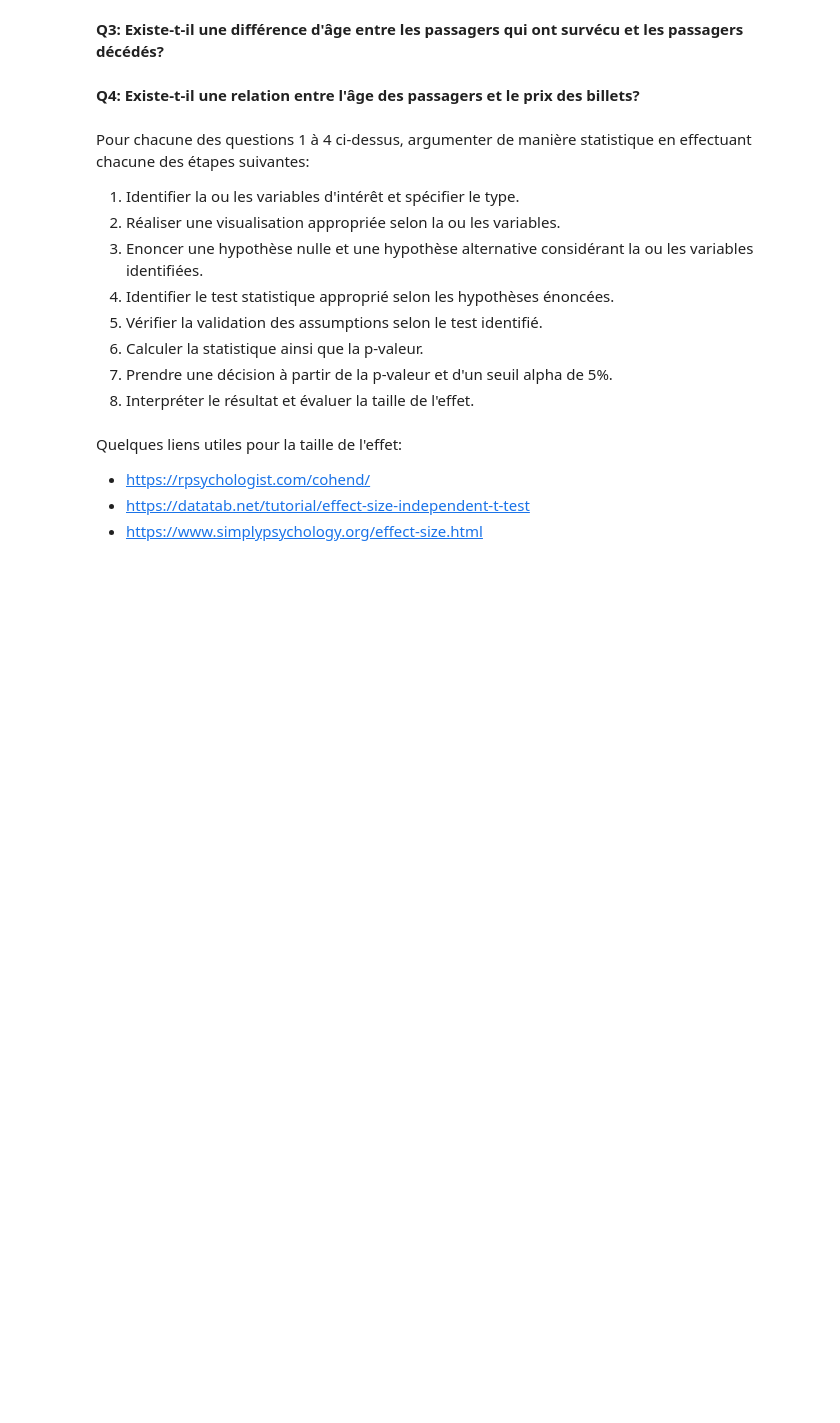
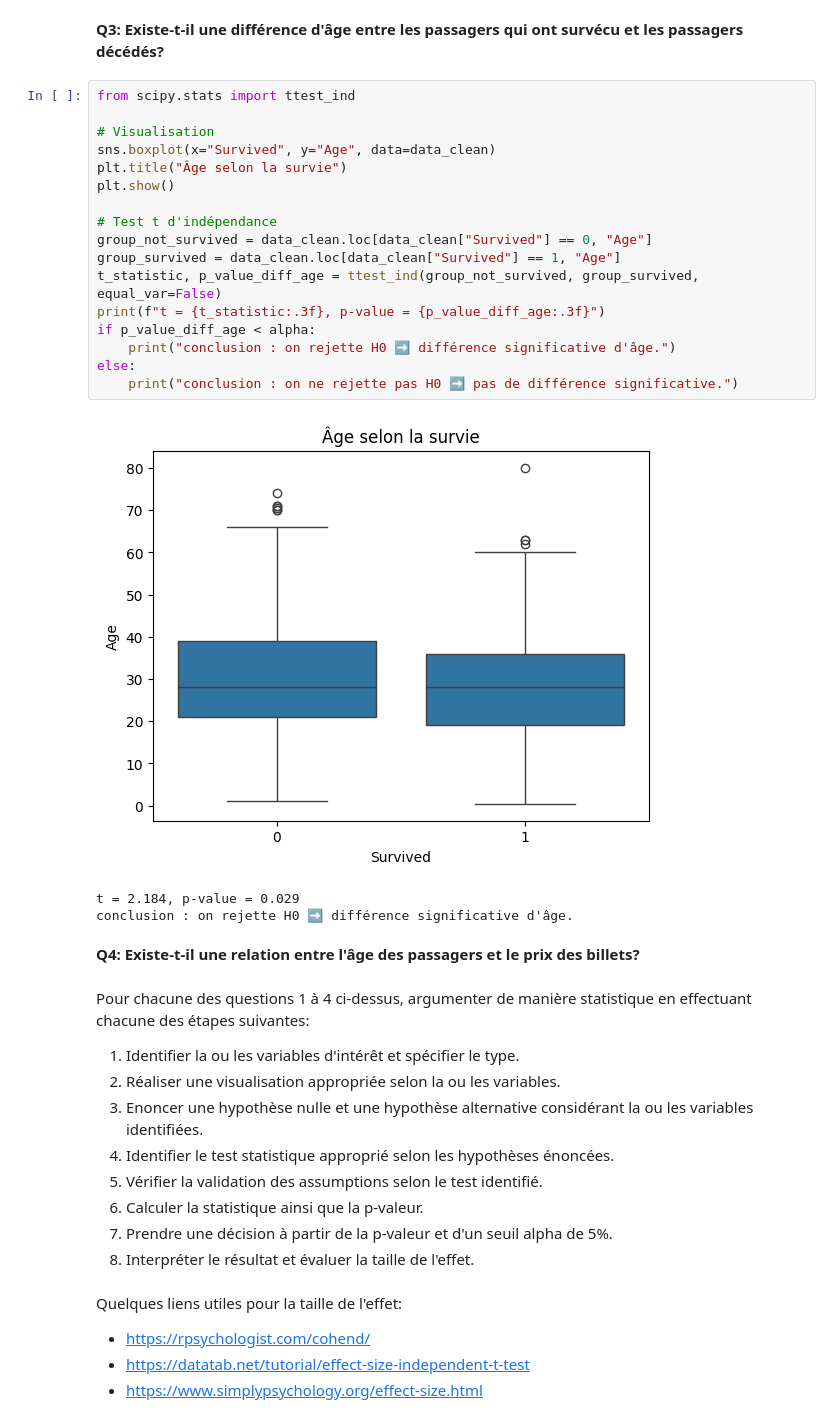
Before and after one commit to cutiips/TheBancalRepo, a Jupyter notebook: Projet.ipynb, the cells around one changed output. Cells and saved outputs as stored; diff of their text form; blank space fills up the shorter version.

```diff
--- a/Projet.ipynb
+++ b/Projet.ipynb
@@ -153,5 +175,26 @@ Cohen's d = 0.113
 # %% [markdown]
 **Q3: Existe-t-il une différence d'âge entre les passagers qui ont survécu et les passagers décédés?**
+# %%
+from scipy.stats import ttest_ind
+
+# Visualisation
+sns.boxplot(x="Survived", y="Age", data=data_clean)
+plt.title("Âge selon la survie")
+plt.show()
+
+# Test t d'indépendance
+group_not_survived = data_clean.loc[data_clean["Survived"] == 0, "Age"]
+group_survived = data_clean.loc[data_clean["Survived"] == 1, "Age"]
+t_statistic, p_value_diff_age = ttest_ind(group_not_survived, group_survived, equal_var=False)
+print(f"t = {t_statistic:.3f}, p-value = {p_value_diff_age:.3f}")
+if p_value_diff_age < alpha:
+    print("conclusion : on rejette H0 ➡️ différence significative d'âge.")
+else:
+    print("conclusion : on ne rejette pas H0 ➡️ pas de différence significative.")
+# %% [output]
+[figure, added]
+t = 2.184, p-value = 0.029
+conclusion : on rejette H0 ➡️ différence significative d'âge.
 # %% [markdown]
 **Q4: Existe-t-il une relation entre l'âge des passagers et le prix des billets?**
 # %% [markdown]
```
Also changed, not shown: parts of 2 cells of this notebook.
